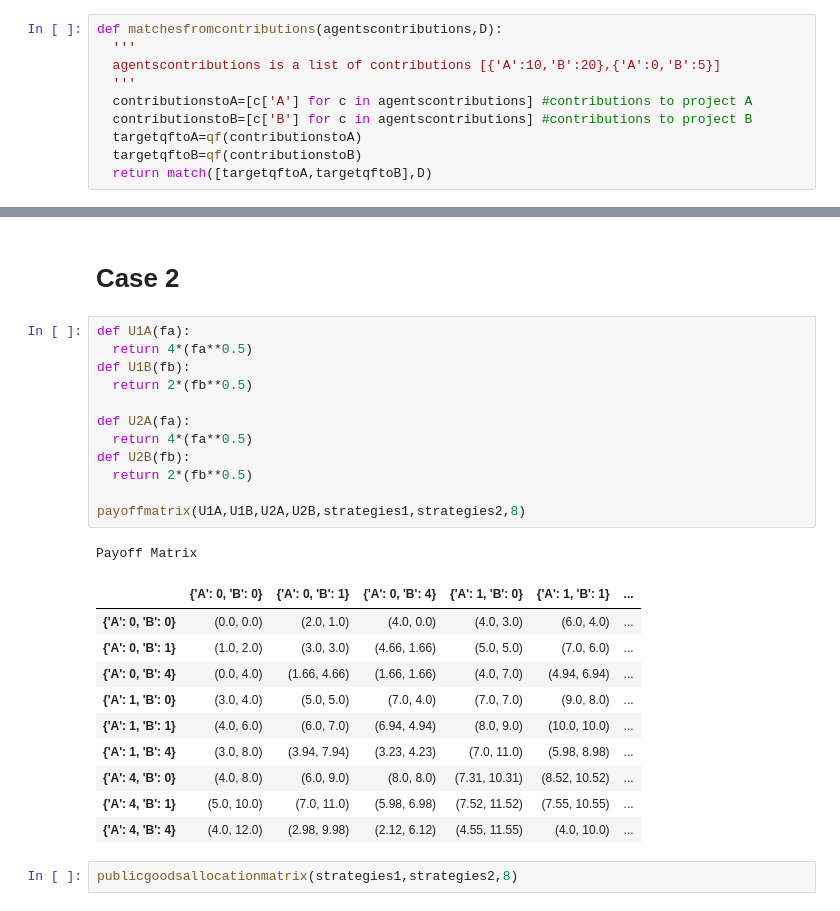
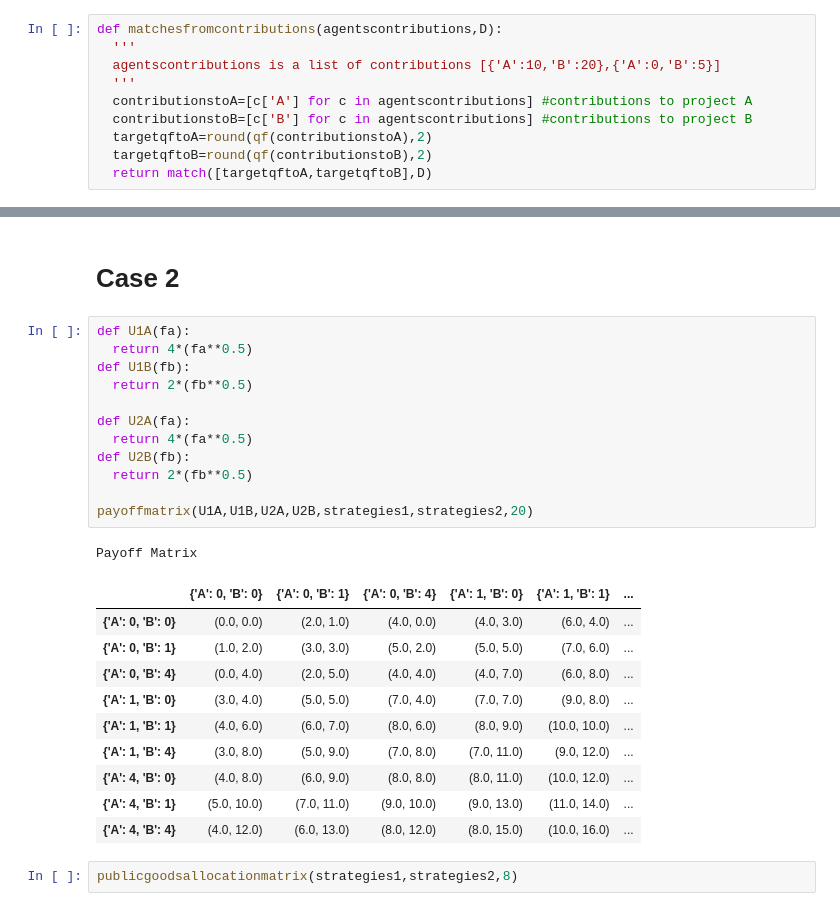
Before and after one commit to rpasquini/qf_games, a Jupyter notebook: QF_with_limited_funds_example.ipynb, the cells around one changed output, grey strips where cells are left out. Cells and saved outputs as stored; diff of their text form.

```diff
--- a/QF_with_limited_funds_example.ipynb
+++ b/QF_with_limited_funds_example.ipynb
@@ -28,8 +28,8 @@ def matchesfromcontributions(agentscontributions,D):
   '''
   contributionstoA=[c['A'] for c in agentscontributions] #contributions to project A
   contributionstoB=[c['B'] for c in agentscontributions] #contributions to project B
-  targetqftoA=qf(contributionstoA)
-  targetqftoB=qf(contributionstoB)
+  targetqftoA=round(qf(contributionstoA),2)
+  targetqftoB=round(qf(contributionstoB),2)
   return match([targetqftoA,targetqftoB],D)
 # %%
 def U1A(fa):
@@ -342,27 +342,27 @@ reactionfunction2(0,1,8)
 # %%
 def U1A(fa):
   return 4*(fa**0.5)
 def U1B(fb):
   return 2*(fb**0.5)
 
 def U2A(fa):
   return 4*(fa**0.5)
 def U2B(fb):
   return 2*(fb**0.5)
 
-payoffmatrix(U1A,U1B,U2A,U2B,strategies1,strategies2,8)
+payoffmatrix(U1A,U1B,U2A,U2B,strategies1,strategies2,20)
 # %% [output]
 Payoff Matrix
 |  | {'A': 0, 'B': 0} | {'A': 0, 'B': 1} | {'A': 0, 'B': 4} | {'A': 1, 'B': 0} | {'A': 1, 'B': 1} | ... |
 | {'A': 0, 'B': 0} | (0.0, 0.0) | (2.0, 1.0) | (4.0, 0.0) | (4.0, 3.0) | (6.0, 4.0) | ... |
-| {'A': 0, 'B': 1} | (1.0, 2.0) | (3.0, 3.0) | (4.66, 1.66) | (5.0, 5.0) | (7.0, 6.0) | ... |
-| {'A': 0, 'B': 4} | (0.0, 4.0) | (1.66, 4.66) | (1.66, 1.66) | (4.0, 7.0) | (4.94, 6.94) | ... |
+| {'A': 0, 'B': 1} | (1.0, 2.0) | (3.0, 3.0) | (5.0, 2.0) | (5.0, 5.0) | (7.0, 6.0) | ... |
+| {'A': 0, 'B': 4} | (0.0, 4.0) | (2.0, 5.0) | (4.0, 4.0) | (4.0, 7.0) | (6.0, 8.0) | ... |
 | {'A': 1, 'B': 0} | (3.0, 4.0) | (5.0, 5.0) | (7.0, 4.0) | (7.0, 7.0) | (9.0, 8.0) | ... |
-| {'A': 1, 'B': 1} | (4.0, 6.0) | (6.0, 7.0) | (6.94, 4.94) | (8.0, 9.0) | (10.0, 10.0) | ... |
-| {'A': 1, 'B': 4} | (3.0, 8.0) | (3.94, 7.94) | (3.23, 4.23) | (7.0, 11.0) | (5.98, 8.98) | ... |
-| {'A': 4, 'B': 0} | (4.0, 8.0) | (6.0, 9.0) | (8.0, 8.0) | (7.31, 10.31) | (8.52, 10.52) | ... |
-| {'A': 4, 'B': 1} | (5.0, 10.0) | (7.0, 11.0) | (5.98, 6.98) | (7.52, 11.52) | (7.55, 10.55) | ... |
-| {'A': 4, 'B': 4} | (4.0, 12.0) | (2.98, 9.98) | (2.12, 6.12) | (4.55, 11.55) | (4.0, 10.0) | ... |
+| {'A': 1, 'B': 1} | (4.0, 6.0) | (6.0, 7.0) | (8.0, 6.0) | (8.0, 9.0) | (10.0, 10.0) | ... |
+| {'A': 1, 'B': 4} | (3.0, 8.0) | (5.0, 9.0) | (7.0, 8.0) | (7.0, 11.0) | (9.0, 12.0) | ... |
+| {'A': 4, 'B': 0} | (4.0, 8.0) | (6.0, 9.0) | (8.0, 8.0) | (8.0, 11.0) | (10.0, 12.0) | ... |
+| {'A': 4, 'B': 1} | (5.0, 10.0) | (7.0, 11.0) | (9.0, 10.0) | (9.0, 13.0) | (11.0, 14.0) | ... |
+| {'A': 4, 'B': 4} | (4.0, 12.0) | (6.0, 13.0) | (8.0, 12.0) | (8.0, 15.0) | (10.0, 16.0) | ... |
 # %%
 publicgoodsallocationmatrix(strategies1,strategies2,8)
 # %% [output]
```
Also changed, not shown: parts of 7 cells of this notebook.
